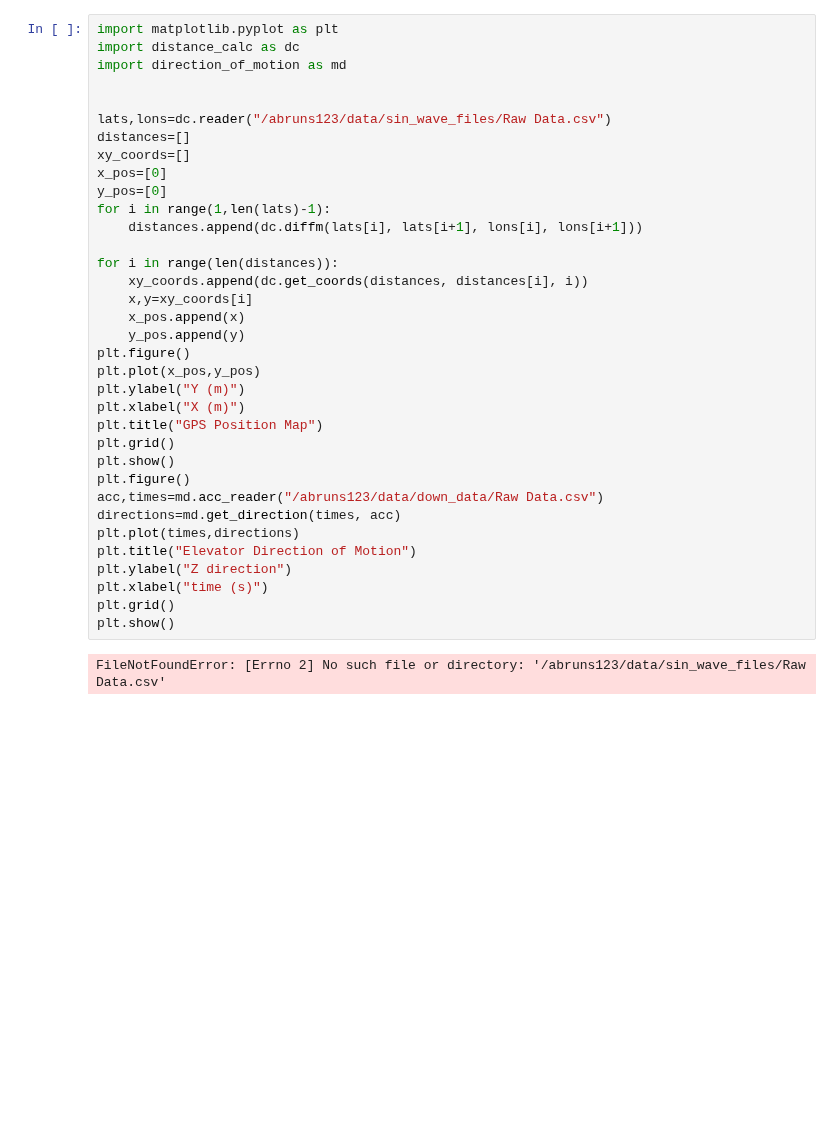
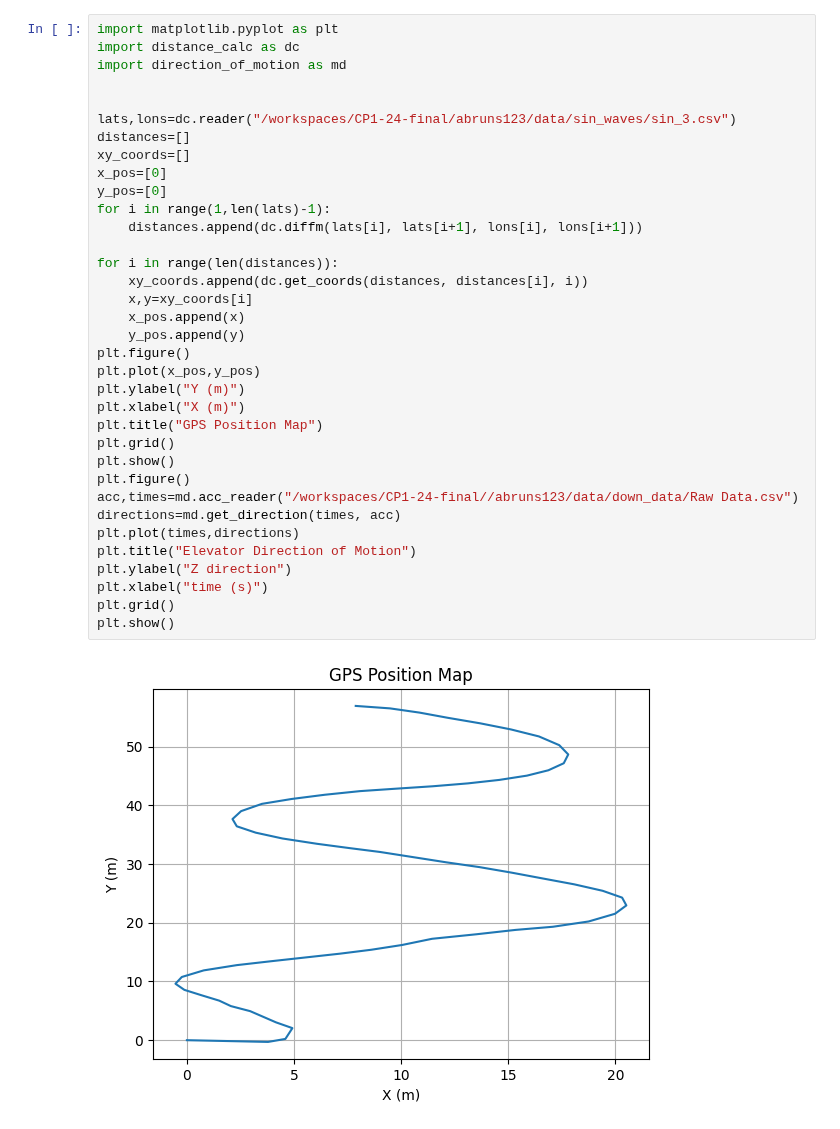
Before and after one commit to ubsuny/CP1-24-final, a Jupyter notebook: abruns123/code/the_plotter.ipynb, the cells around one changed output. Cells and saved outputs as stored; diff of their text form; blank space fills up the shorter version.

Commit message:
added some sinwave data files

```diff
--- a/abruns123/code/the_plotter.ipynb
+++ b/abruns123/code/the_plotter.ipynb
@@ -4,34 +4,34 @@ import distance_calc as dc
 import direction_of_motion as md
 
 
-lats,lons=dc.reader("/abruns123/data/sin_wave_files/Raw Data.csv")
+lats,lons=dc.reader("/workspaces/CP1-24-final/abruns123/data/sin_waves/sin_3.csv")
 distances=[]
 xy_coords=[]
 x_pos=[0]
 y_pos=[0]
 for i in range(1,len(lats)-1):
     distances.append(dc.diffm(lats[i], lats[i+1], lons[i], lons[i+1]))
 
 for i in range(len(distances)):
     xy_coords.append(dc.get_coords(distances, distances[i], i))
     x,y=xy_coords[i]
     x_pos.append(x)
     y_pos.append(y)
 plt.figure()
 plt.plot(x_pos,y_pos)
 plt.ylabel("Y (m)")
 plt.xlabel("X (m)")
 plt.title("GPS Position Map")
 plt.grid()
 plt.show()
 plt.figure()
-acc,times=md.acc_reader("/abruns123/data/down_data/Raw Data.csv")
+acc,times=md.acc_reader("/workspaces/CP1-24-final//abruns123/data/down_data/Raw Data.csv")
 directions=md.get_direction(times, acc)
 plt.plot(times,directions)
 plt.title("Elevator Direction of Motion")
 plt.ylabel("Z direction")
 plt.xlabel("time (s)")
 plt.grid()
 plt.show()
 # %% [output]
-FileNotFoundError: [Errno 2] No such file or directory: '/abruns123/data/sin_wave_files/Raw Data.csv'
+[figure, added]
```
Also changed, not shown: parts of 1 cell of this notebook, 4 other files.
